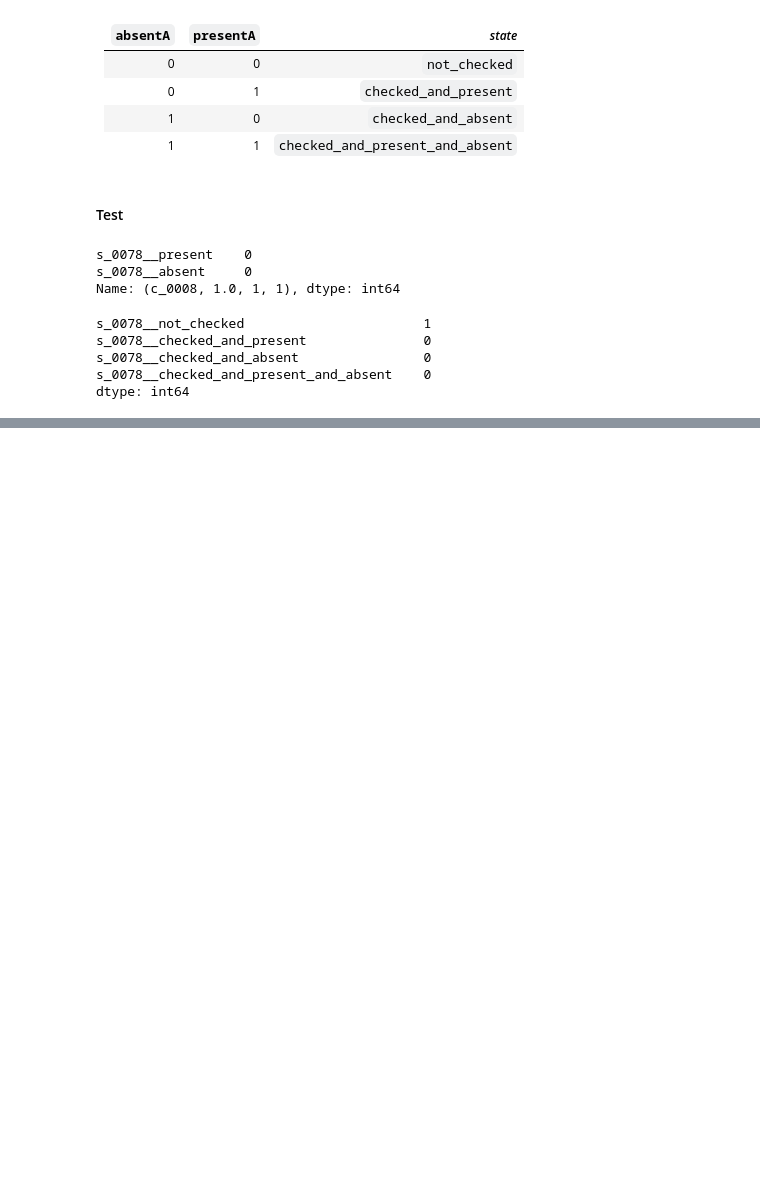
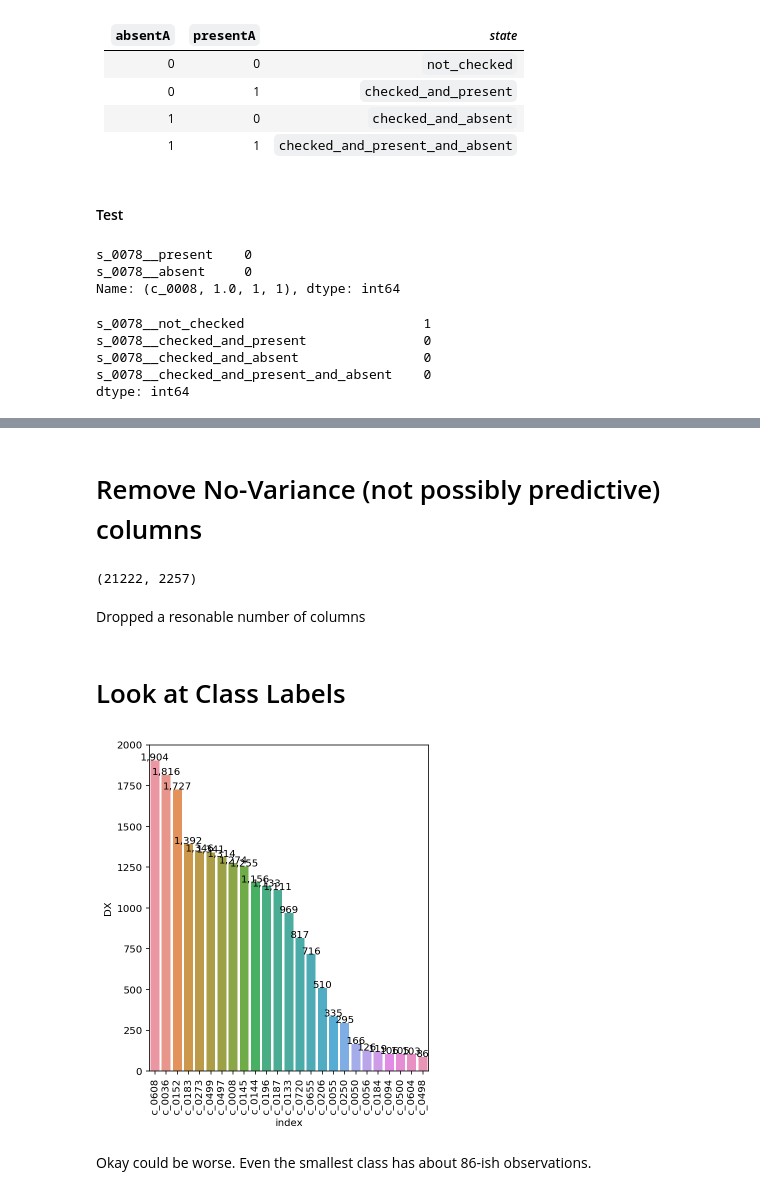
Before and after one commit to GYANTINC/ehr_dx, a Jupyter notebook: notebooks/Format.ipynb, the cells around one changed output, grey strips where cells are left out. Saved outputs shown, nothing was run; the diff lists cells and outputs as text; code cells hidden in the pictures; blank space fills up the shorter version.

```diff
--- a/notebooks/Format.ipynb
+++ b/notebooks/Format.ipynb
@@ -387,0 +414,11 @@ isajosep_util.check_for_null(converted)
+# %%
+def gen_meta_features(row, possibilities=possibilities):
+    """
+    Generate meta features based on sums across various features in the row for each possibility
+    """
+
+    row_s = pd.Series(index=['total_' + pos for pos in possibilities])
+
+    for possibility in row_s.index:
+        row_s[possibility] = row.filter(like=possibility).sum()
+    return row_s
@@ -387,0 +441,2 @@ isajosep_util.check_for_null(converted)
+# %%
+converted_with_meta = converted.join(converted.progress_apply(func=gen_meta_features, axis=1))
@@ -387,0 +447,18 @@ isajosep_util.check_for_null(converted)
+# %% [markdown]
+# Remove No-Variance (not possibly predictive) columns
+# %%
+converted_no_const = converted_with_meta.loc[:,converted_with_meta.apply(pd.Series.nunique) != 1]
+# %%
+converted_no_const.shape
+# %% [output]
+(21222, 2257)
+# %% [markdown]
+Dropped a resonable number of columns
+# %% [markdown]
+# Look at Class Labels
+# %%
+isajosep_util.labeled_barplot(pd.DataFrame(converted_no_const.reset_index('DX').DX.value_counts()).reset_index(), x_label='index', y_label='DX')
+# %% [output]
+[figure, added]
+# %% [markdown]
+Okay could be worse. Even the smallest class has about 86-ish observations.
```
Also changed, not shown: parts of 14 cells of this notebook.
